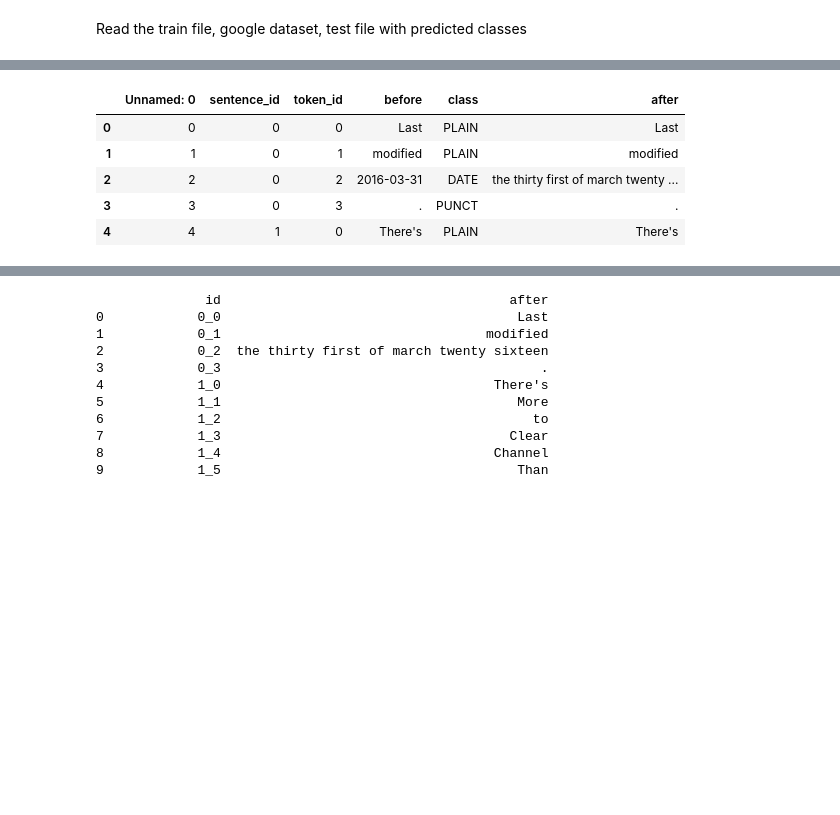
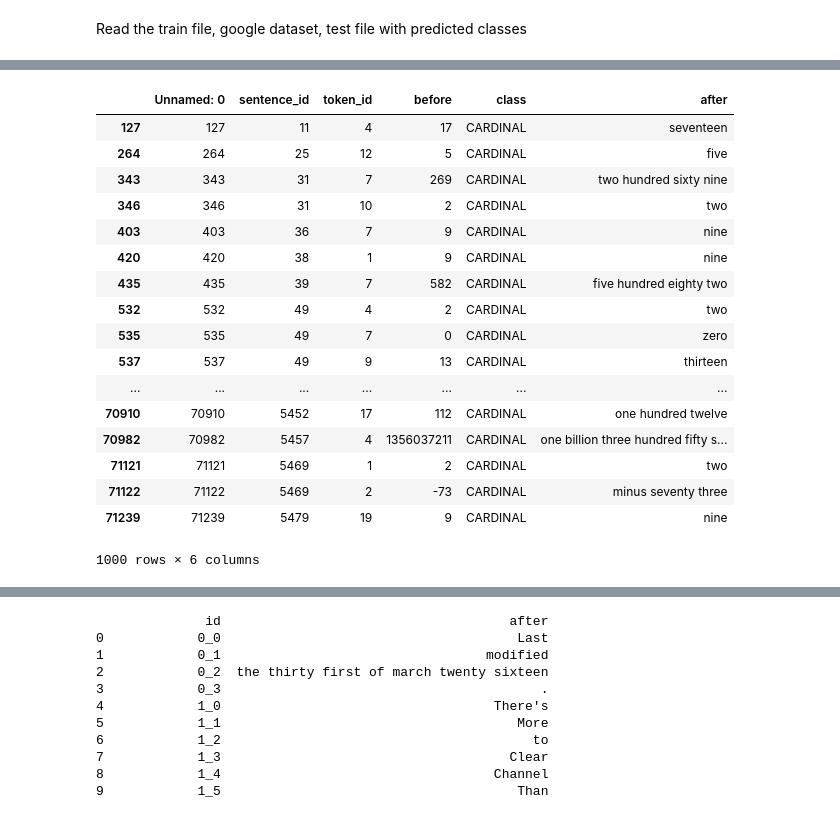
Before and after one commit to afcarl/Kaggle-TextNormalisation, a Jupyter notebook: ClassPred_Functions_Dict.ipynb, the cells around one changed output, grey strips where cells are left out. Saved outputs shown, nothing was run; the diff lists cells and outputs as text; code cells hidden in the pictures; blank space fills up the shorter version.

```diff
--- a/ClassPred_Functions_Dict.ipynb
+++ b/ClassPred_Functions_Dict.ipynb
@@ -176,12 +15,0 @@ sub.head(2)
-# %%
-prehead=''
-train_data_csv='en_train.csv'
-classify_train_file='classify_train.npz'
-xgb_model='xgb_model.dat'
-test_data_csv='en_test_2.csv'
-classify_test_file='classify_test.npz'
-xgb_model2='xgb_model2.dat'
-classify_test_file2='classify_test2.npz'
-train = pd.read_csv('en_train.csv')
-model = pickle.load(open('xgb_model2.dat', 'rb'))
-test_data_csv = 'en_test_2.csv'
@@ -217,3 +35,8 @@ Read the train file, google dataset, test file with predicted classes
 # %%
 train = pd.read_csv('en_train.csv')
 test = pd.read_csv('test_pred_class_new.csv')
+test_old = pd.read_csv('test_pred_class.csv')
+del test['Unnamed: 0.1']
+del test_old['Unnamed: 0.1']
+print(test_old.head())
+test.head()
@@ -247,0 +88,7 @@ train_dict['.']
+# %%
+test_soln = pd.read_csv('en_solution.csv')
+test_soln = test_soln.drop(['Usage'], axis = 1)
+test_soln = test_soln.drop(['id'], axis = 1)
+test_soln.head()
+test_soln['before'] = test_old['before']
+test_soln.head()
@@ -247,0 +102,12 @@ train_dict['.']
+# %%
+d = defaultdict(list)
+test_list = [(test_soln.iloc[i,1],test_soln.iloc[i,0]) for i in range(test_soln.shape[0])]
+for k,v in test_list:
+    d[k].append(v)
+
+test_dict = {}
+for key in d:
+    c = Counter(d[key]).most_common(1)[0][0]
+    test_dict[key] = c
+del test_old, test_soln, test_list
+test_dict['is']
@@ -756,10 +1029,23 @@ after
 # %%
 test['after'] = after
 test.head()
+test[test['class'] == 'CARDINAL'].head(1000)
 # %% [output]
 |  | Unnamed: 0 | sentence_id | token_id | before | class | after |
-| 0 | 0 | 0 | 0 | Last | PLAIN | Last |
-| 1 | 1 | 0 | 1 | modified | PLAIN | modified |
-| 2 | 2 | 0 | 2 | 2016-03-31 | DATE | the thirty first of march twenty ... |
-| 3 | 3 | 0 | 3 | . | PUNCT | . |
-| 4 | 4 | 1 | 0 | There's | PLAIN | There's |
+| 127 | 127 | 11 | 4 | 17 | CARDINAL | seventeen |
+| 264 | 264 | 25 | 12 | 5 | CARDINAL | five |
+| 343 | 343 | 31 | 7 | 269 | CARDINAL | two hundred sixty nine |
+| 346 | 346 | 31 | 10 | 2 | CARDINAL | two |
+| 403 | 403 | 36 | 7 | 9 | CARDINAL | nine |
+| 420 | 420 | 38 | 1 | 9 | CARDINAL | nine |
+| 435 | 435 | 39 | 7 | 582 | CARDINAL | five hundred eighty two |
+| 532 | 532 | 49 | 4 | 2 | CARDINAL | two |
+| 535 | 535 | 49 | 7 | 0 | CARDINAL | zero |
+| 537 | 537 | 49 | 9 | 13 | CARDINAL | thirteen |
+| ... | ... | ... | ... | ... | ... | ... |
+| 70910 | 70910 | 5452 | 17 | 112 | CARDINAL | one hundred twelve |
+| 70982 | 70982 | 5457 | 4 | 1356037211 | CARDINAL | one billion three hundred fifty s... |
+| 71121 | 71121 | 5469 | 1 | 2 | CARDINAL | two |
+| 71122 | 71122 | 5469 | 2 | -73 | CARDINAL | minus seventy three |
+| 71239 | 71239 | 5479 | 19 | 9 | CARDINAL | nine |
+1000 rows × 6 columns
```
Also changed, not shown: parts of 35 cells of this notebook, 2 other files.
